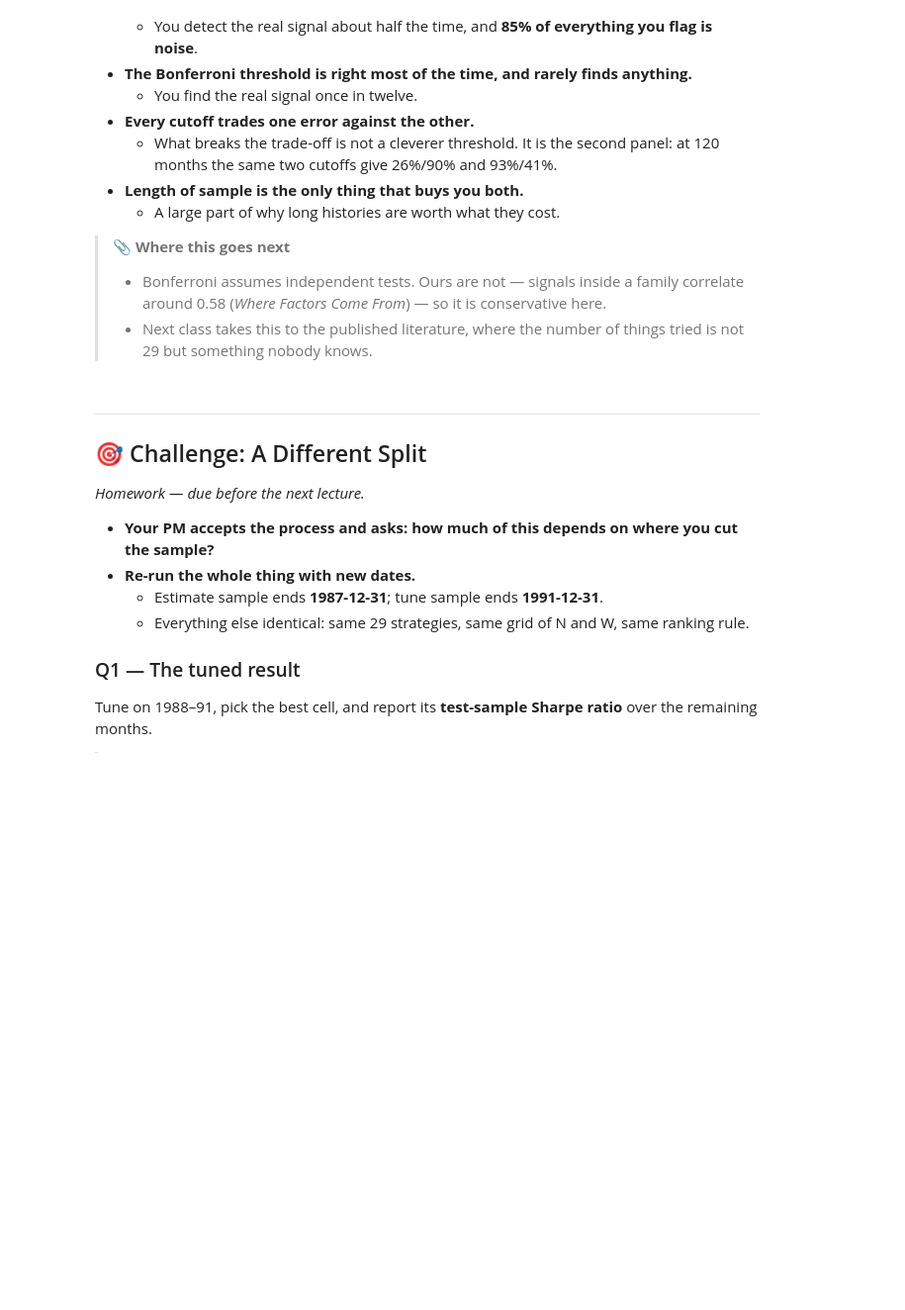
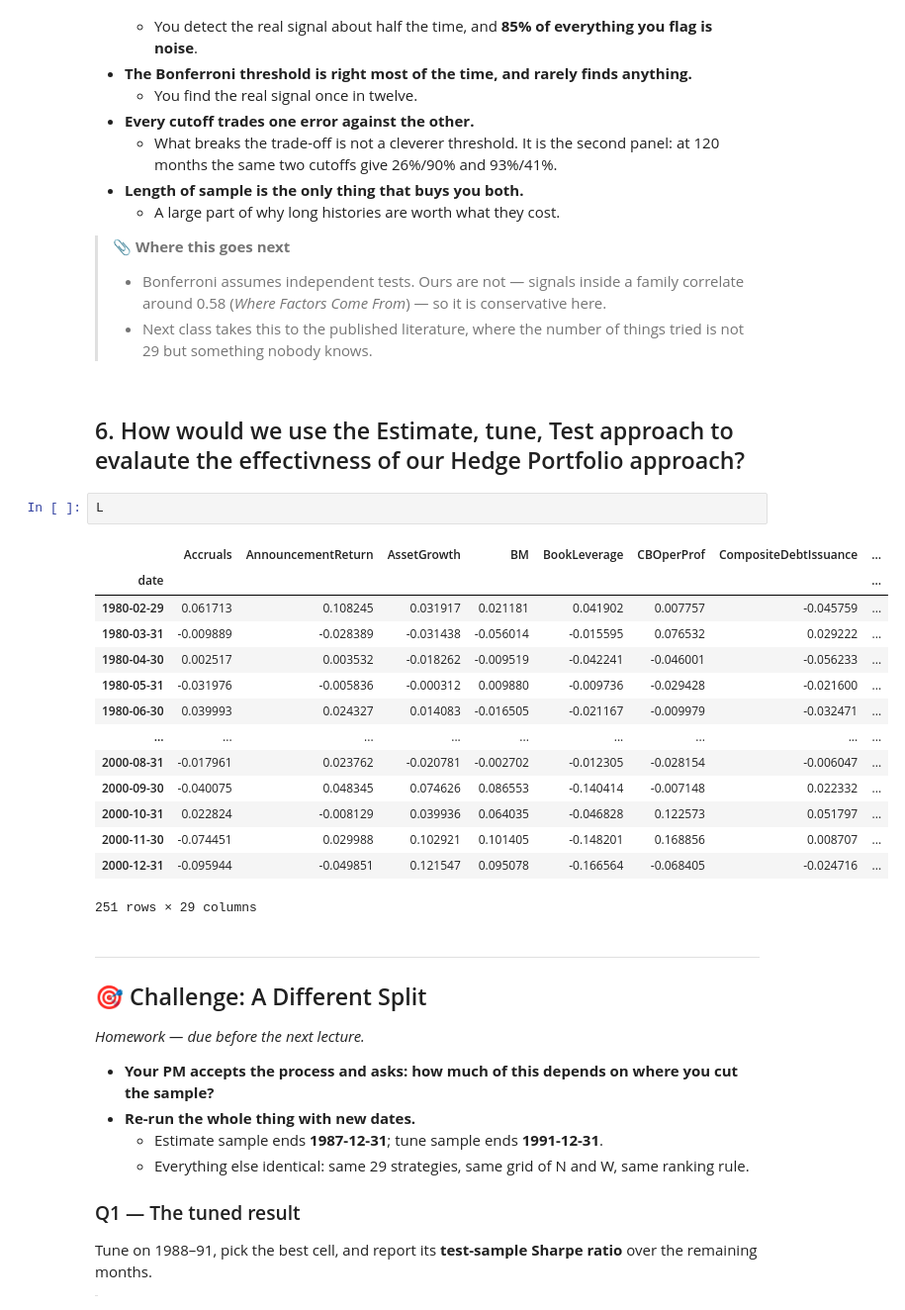
Before and after one commit to amoreira2/UG54, a Jupyter notebook: _sources/chapters/Finance/L8_Backtesting_AI.ipynb, the cells around one changed output. Shown at 99% size. Cells and saved outputs as stored; diff of their text form; blank space fills up the shorter version.

```diff
--- a/_sources/chapters/Finance/L8_Backtesting_AI.ipynb
+++ b/_sources/chapters/Finance/L8_Backtesting_AI.ipynb
@@ -622,6 +622,25 @@ One real signal (Sharpe 1.0) hidden among 100 worthless ones.
 >   here.
 > - Next class takes this to the published literature, where the number of things
 >   tried is not 29 but something nobody knows.
+# %% [markdown]
+## 6. How would we use the Estimate, tune, Test approach to evalaute the effectivness of our Hedge Portfolio approach?
+# %%
+L
+# %% [output]
+|  | Accruals | AnnouncementReturn | AssetGrowth | BM | BookLeverage | CBOperProf | CompositeDebtIssuance | ... |
+| date |  |  |  |  |  |  |  | ... |
+| 1980-02-29 | 0.061713 | 0.108245 | 0.031917 | 0.021181 | 0.041902 | 0.007757 | -0.045759 | ... |
+| 1980-03-31 | -0.009889 | -0.028389 | -0.031438 | -0.056014 | -0.015595 | 0.076532 | 0.029222 | ... |
+| 1980-04-30 | 0.002517 | 0.003532 | -0.018262 | -0.009519 | -0.042241 | -0.046001 | -0.056233 | ... |
+| 1980-05-31 | -0.031976 | -0.005836 | -0.000312 | 0.009880 | -0.009736 | -0.029428 | -0.021600 | ... |
+| 1980-06-30 | 0.039993 | 0.024327 | 0.014083 | -0.016505 | -0.021167 | -0.009979 | -0.032471 | ... |
+| ... | ... | ... | ... | ... | ... | ... | ... | ... |
+| 2000-08-31 | -0.017961 | 0.023762 | -0.020781 | -0.002702 | -0.012305 | -0.028154 | -0.006047 | ... |
+| 2000-09-30 | -0.040075 | 0.048345 | 0.074626 | 0.086553 | -0.140414 | -0.007148 | 0.022332 | ... |
+| 2000-10-31 | 0.022824 | -0.008129 | 0.039936 | 0.064035 | -0.046828 | 0.122573 | 0.051797 | ... |
+| 2000-11-30 | -0.074451 | 0.029988 | 0.102921 | 0.101405 | -0.148201 | 0.168856 | 0.008707 | ... |
+| 2000-12-31 | -0.095944 | -0.049851 | 0.121547 | 0.095078 | -0.166564 | -0.068405 | -0.024716 | ... |
+251 rows × 29 columns
 # %% [markdown]
 ---
 
```
Also changed, not shown: 2 other files.
